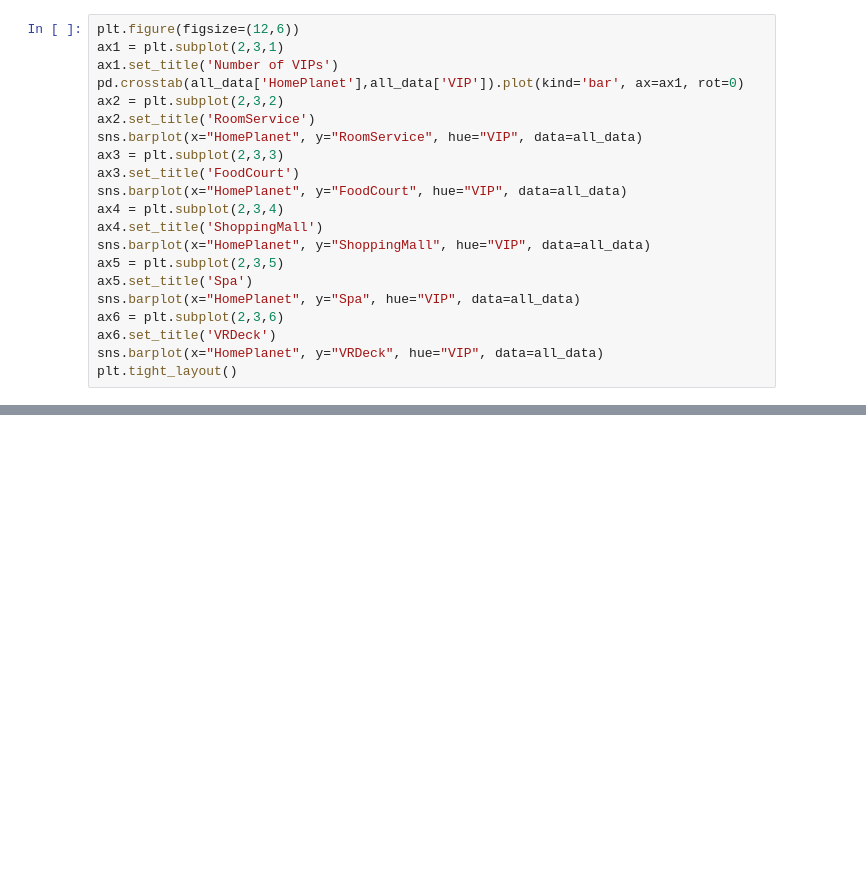
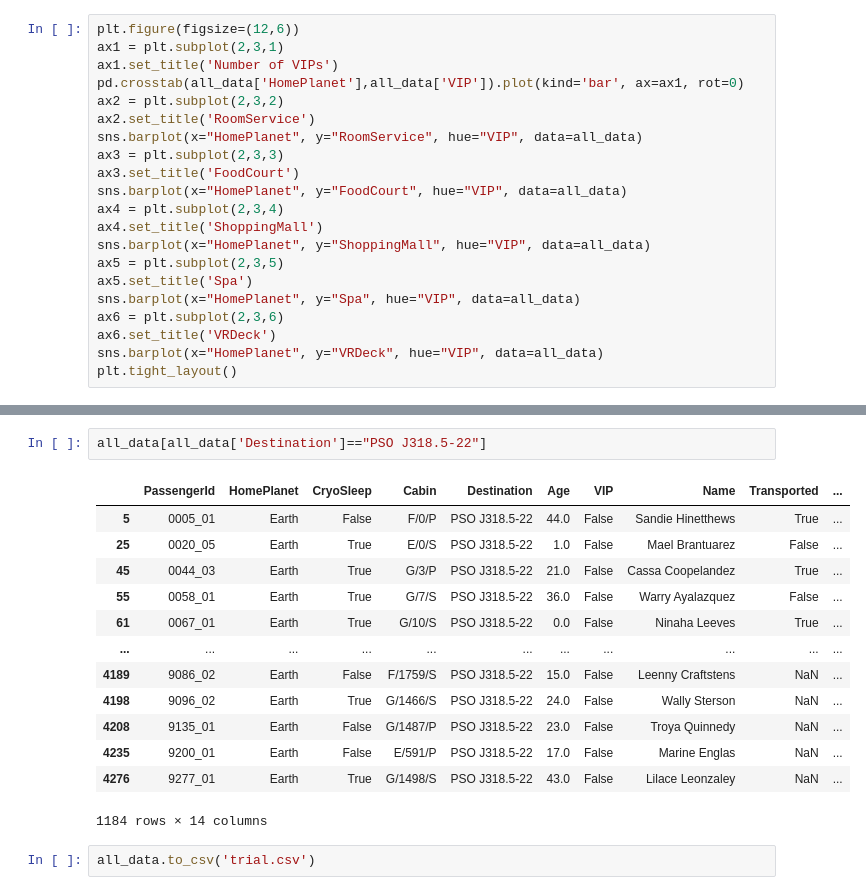
Before and after one commit to friskyspock/spaceship-titanic, a Jupyter notebook: analysis2.ipynb, the cells around one changed output, grey strips where cells are left out. Drawn from its saved outputs; the diff is of its cells as text; blank space fills up the shorter version.

```diff
--- a/analysis2.ipynb
+++ b/analysis2.ipynb
@@ -152,0 +83,18 @@ test_data.to_csv('cleaned_test.csv', index=False)
+# %%
+all_data[all_data['Destination']=="PSO J318.5-22"]
+# %% [output]
+|  | PassengerId | HomePlanet | CryoSleep | Cabin | Destination | Age | VIP | Name | Transported | ... |
+| 5 | 0005_01 | Earth | False | F/0/P | PSO J318.5-22 | 44.0 | False | Sandie Hinetthews | True | ... |
+| 25 | 0020_05 | Earth | True | E/0/S | PSO J318.5-22 | 1.0 | False | Mael Brantuarez | False | ... |
+| 45 | 0044_03 | Earth | True | G/3/P | PSO J318.5-22 | 21.0 | False | Cassa Coopelandez | True | ... |
+| 55 | 0058_01 | Earth | True | G/7/S | PSO J318.5-22 | 36.0 | False | Warry Ayalazquez | False | ... |
+| 61 | 0067_01 | Earth | True | G/10/S | PSO J318.5-22 | 0.0 | False | Ninaha Leeves | True | ... |
+| ... | ... | ... | ... | ... | ... | ... | ... | ... | ... | ... |
+| 4189 | 9086_02 | Earth | False | F/1759/S | PSO J318.5-22 | 15.0 | False | Leenny Craftstens | NaN | ... |
+| 4198 | 9096_02 | Earth | True | G/1466/S | PSO J318.5-22 | 24.0 | False | Wally Sterson | NaN | ... |
+| 4208 | 9135_01 | Earth | False | G/1487/P | PSO J318.5-22 | 23.0 | False | Troya Quinnedy | NaN | ... |
+| 4235 | 9200_01 | Earth | False | E/591/P | PSO J318.5-22 | 17.0 | False | Marine Englas | NaN | ... |
+| 4276 | 9277_01 | Earth | True | G/1498/S | PSO J318.5-22 | 43.0 | False | Lilace Leonzaley | NaN | ... |
+1184 rows × 14 columns
+# %%
+all_data.to_csv('trial.csv')
```
Also changed, not shown: parts of 18 cells of this notebook, 9 other files.
